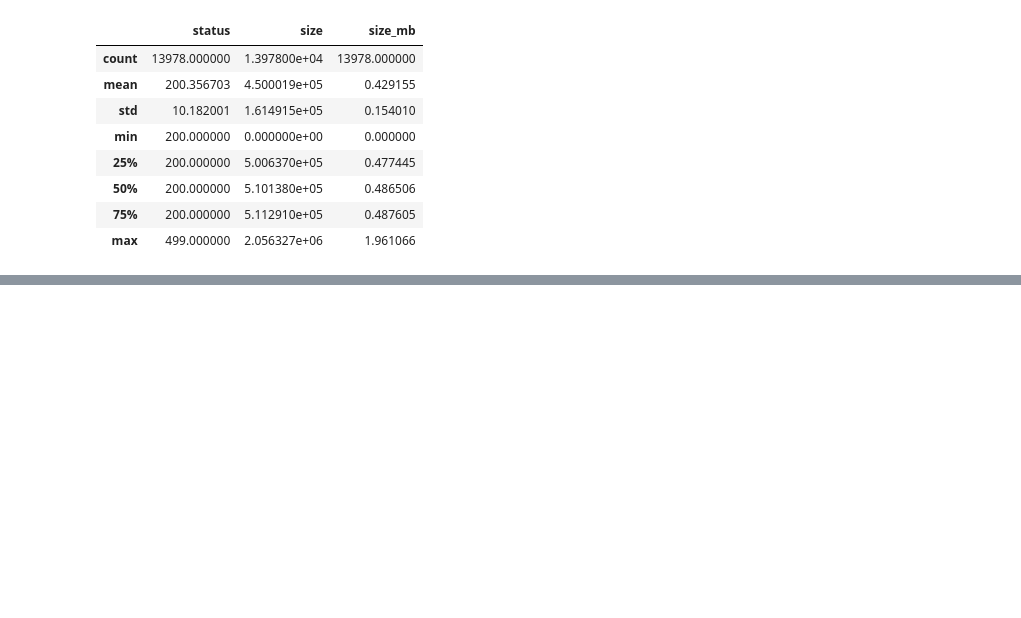
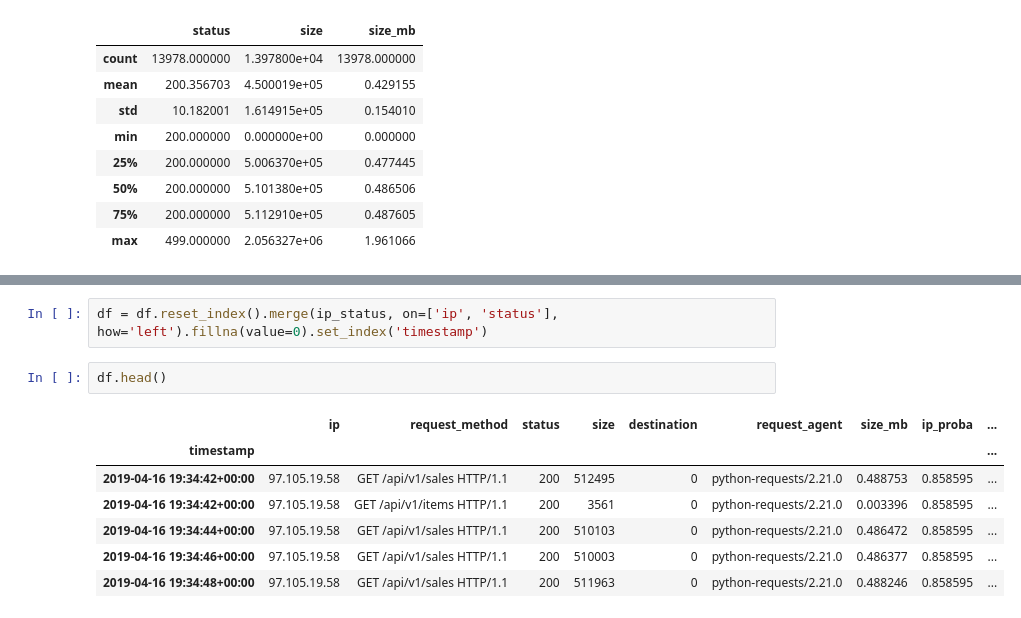
Before and after one commit to gilbert-noriega-ii/anomaly-detection-exercises, a Jupyter notebook: discrete_anomaly_detection.ipynb, the cells around one changed output, grey strips where cells are left out. Saved outputs shown, nothing was run; the diff lists cells and outputs as text; blank space fills up the shorter version.

```diff
--- a/discrete_anomaly_detection.ipynb
+++ b/discrete_anomaly_detection.ipynb
@@ -168,0 +353,12 @@ df.describe()
+# %%
+df = df.reset_index().merge(ip_status, on=['ip', 'status'], how='left').fillna(value=0).set_index('timestamp')
+# %%
+df.head()
+# %% [output]
+|  | ip | request_method | status | size | destination | request_agent | size_mb | ip_proba | ... |
+| timestamp |  |  |  |  |  |  |  |  | ... |
+| 2019-04-16 19:34:42+00:00 | 97.105.19.58 | GET /api/v1/sales HTTP/1.1 | 200 | 512495 | 0 | python-requests/2.21.0 | 0.488753 | 0.858595 | ... |
+| 2019-04-16 19:34:42+00:00 | 97.105.19.58 | GET /api/v1/items HTTP/1.1 | 200 | 3561 | 0 | python-requests/2.21.0 | 0.003396 | 0.858595 | ... |
+| 2019-04-16 19:34:44+00:00 | 97.105.19.58 | GET /api/v1/sales HTTP/1.1 | 200 | 510103 | 0 | python-requests/2.21.0 | 0.486472 | 0.858595 | ... |
+| 2019-04-16 19:34:46+00:00 | 97.105.19.58 | GET /api/v1/sales HTTP/1.1 | 200 | 510003 | 0 | python-requests/2.21.0 | 0.486377 | 0.858595 | ... |
+| 2019-04-16 19:34:48+00:00 | 97.105.19.58 | GET /api/v1/sales HTTP/1.1 | 200 | 511963 | 0 | python-requests/2.21.0 | 0.488246 | 0.858595 | ... |
```
Also changed, not shown: parts of 23 cells of this notebook.
